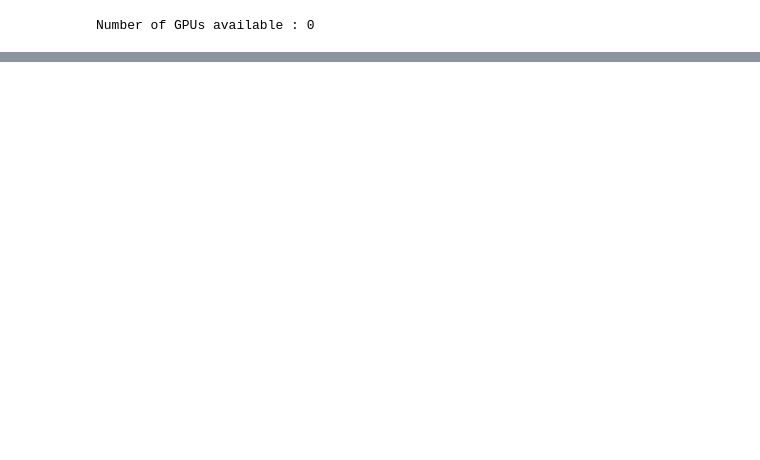
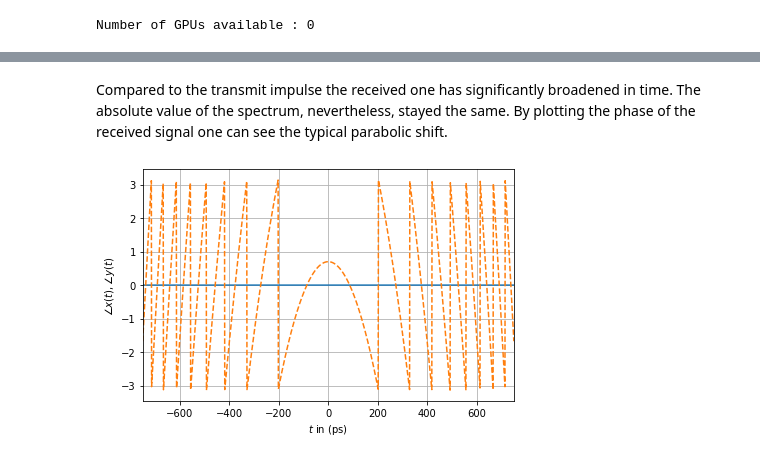
Before and after one commit to NVlabs/sionna, a Jupyter notebook: examples/Optical_Lumped_Amplification_Channel.ipynb, the cells around one changed output, grey strips where cells are left out. Cells and saved outputs as stored; diff of their text form; code cells hidden in the pictures; blank space fills up the shorter version.

```diff
--- a/examples/Optical_Lumped_Amplification_Channel.ipynb
+++ b/examples/Optical_Lumped_Amplification_Channel.ipynb
@@ -161,0 +290,22 @@ plt.show()
+# %%
+x = g_0
+y = lumped_amplification_channel_cd(x)
+
+X = tf.signal.fftshift(
+    tf.abs(
+        tf.cast(dt, dtype) *
+        tf.signal.fft(x) /
+        tf.cast(tf.math.sqrt(2 * np.pi), dtype)
+    ) ** 2
+)
+
+Y = tf.signal.fftshift(
+    tf.abs(
+        tf.cast(dt, dtype) *
+        tf.signal.fft(y) /
+        tf.cast(tf.math.sqrt(2 * np.pi), dtype)
+    ) ** 2
+)
+
+X_angle = tf.math.angle(tf.signal.fftshift(tf.signal.fft(x)))
+Y_angle = tf.math.angle(tf.signal.fftshift(tf.signal.fft(y)))
@@ -161,0 +338,17 @@ plt.show()
+# %% [markdown]
+Compared to the transmit impulse the received one has significantly broadened in time.
+The absolute value of the spectrum, nevertheless, stayed the same.
+By plotting the phase of the received signal one can see the typical parabolic shift.
+# %%
+fig, (ax1) = plt.subplots(1, 1, tight_layout=True)
+
+ax1.plot(t.numpy().flatten(), np.angle(x.numpy().flatten()), '-')
+ax1.plot(t.numpy().flatten(), np.angle(y.numpy().flatten()), '--')
+ax1.set_xlim(-750, 750)
+ax1.set_xlabel(r"$t$ in (ps)")
+ax1.set_ylabel("$\u2220 x(t), \u2220 y(t)$")
+ax1.grid()
+
+plt.show()
+# %% [output]
+[figure, added]
```
Also changed, not shown: parts of 53 cells of this notebook, 3 other files.
